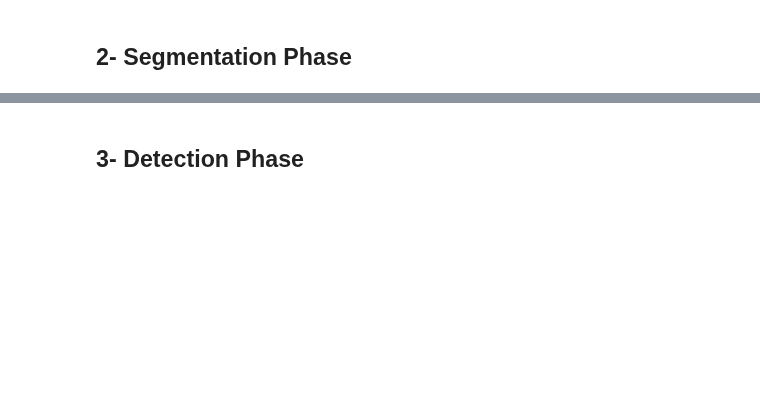
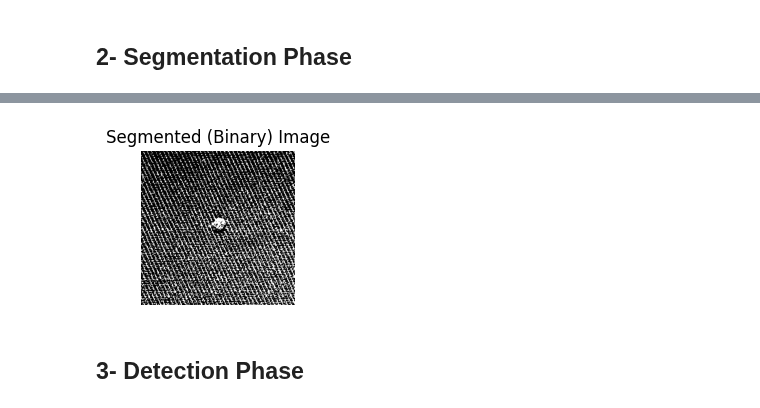
Before and after one commit to eylulranasarac/ie423-group, a Jupyter notebook: ProjectPart3/proposal.ipynb, the cells around one changed output, grey strips where cells are left out. Drawn from its saved outputs; the diff is of its cells as text; code cells hidden in the pictures; blank space fills up the shorter version.

```diff
--- a/ProjectPart3/proposal.ipynb
+++ b/ProjectPart3/proposal.ipynb
@@ -102,0 +87,13 @@ plt.axis('off')
+# %%
+### THRESHOLDING
+
+threshold_value = 0.5 * 255  # Adjusting the threshold value to the scale of [0, 255]
+_, binary_image = cv2.threshold(eroded_image, threshold_value, 255, cv2.THRESH_BINARY)
+
+plt.figure(figsize=(2, 2))
+plt.imshow(binary_image, cmap='gray')
+plt.title('Segmented (Binary) Image')
+plt.axis('off')
+plt.show()
+# %% [output]
+[figure, added]
```
Also changed, not shown: parts of 8 cells of this notebook, 1 other file.
